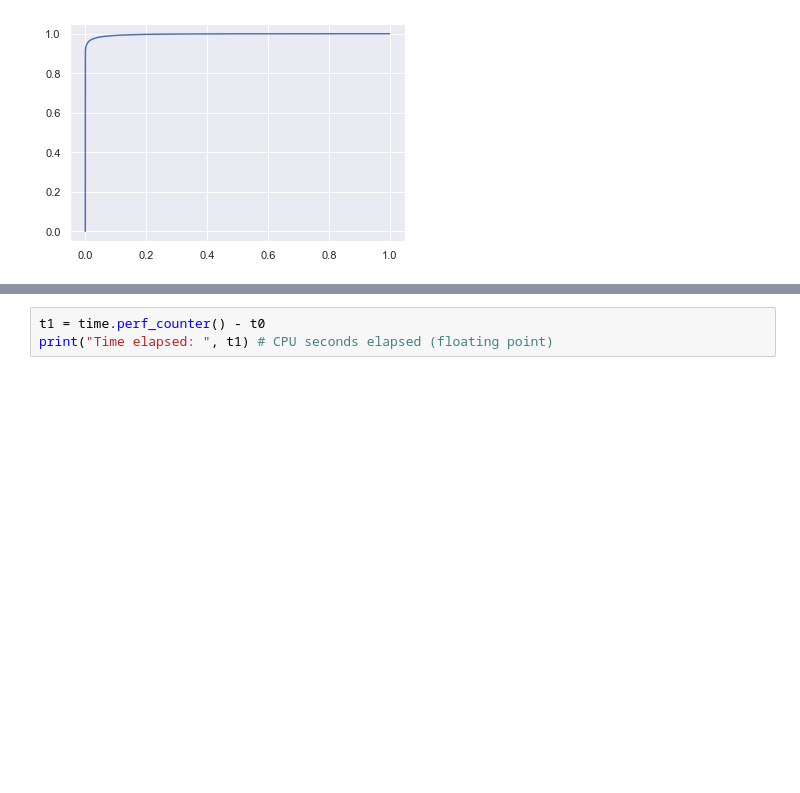
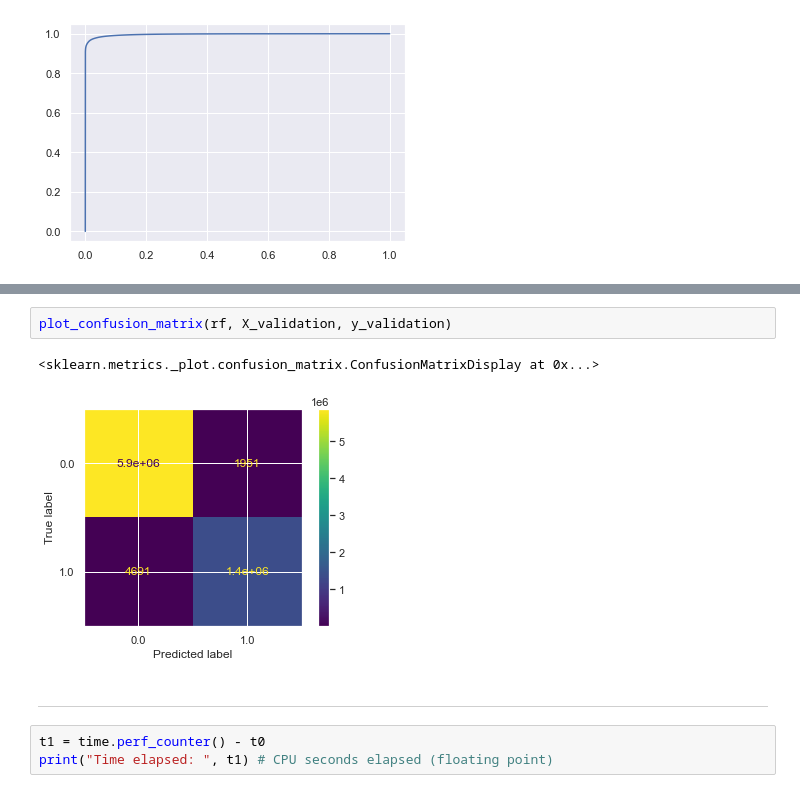
Before and after one commit to malonsol/TFM_KSchool, a Jupyter notebook: EDA/DELAY/Pipeline_test.ipynb, the cells around one changed output, grey strips where cells are left out. Drawn from its saved outputs; the diff is of its cells as text; blank space fills up the shorter version.

```diff
--- a/EDA/DELAY/Pipeline_test.ipynb
+++ b/EDA/DELAY/Pipeline_test.ipynb
@@ -504,3 +511,10 @@ print(confusion_matrix(y_validation, predictions))
+# %%
+plot_confusion_matrix(rf, X_validation, y_validation)
+# %% [output]
+<sklearn.metrics._plot.confusion_matrix.ConfusionMatrixDisplay at 0x...>
+[figure, added]
+# %% [markdown]
+___
 # %%
 t1 = time.perf_counter() - t0
 print("Time elapsed: ", t1) # CPU seconds elapsed (floating point)
```
Also changed, not shown: parts of 2 cells of this notebook.
